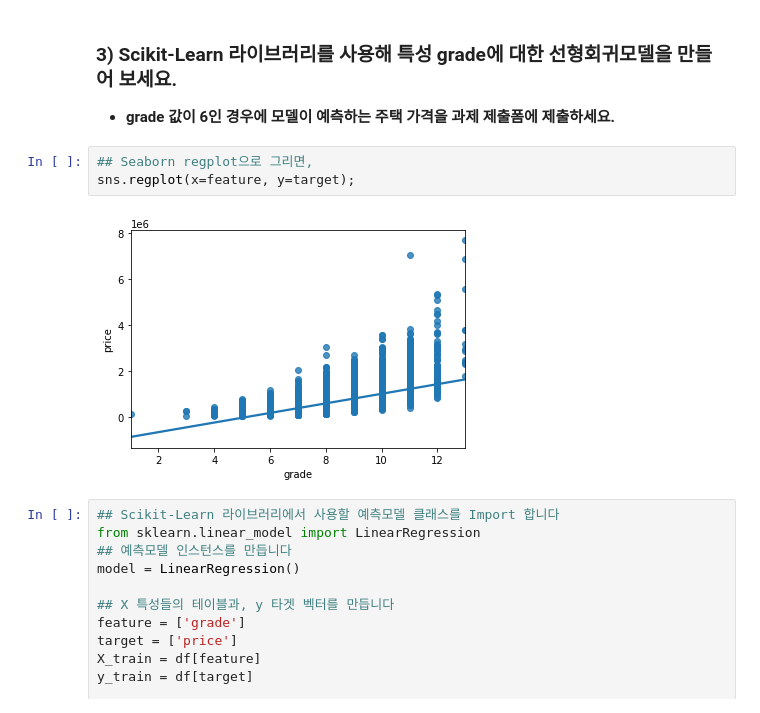
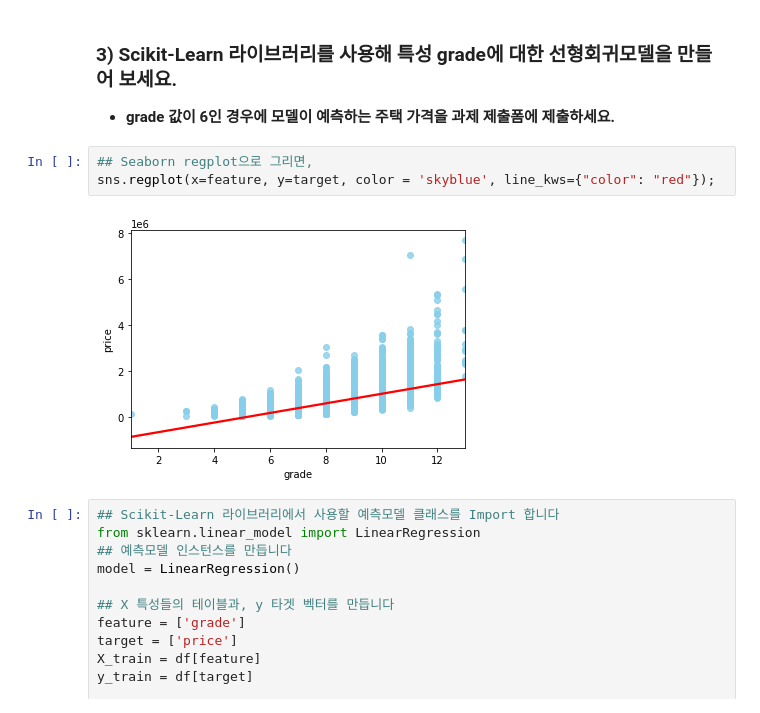
Before and after one commit to KyungRyeolBaek/study, a Jupyter notebook: n211-simple-regression/n211a-simple-regression.ipynb, the cells around one changed output. Saved outputs shown, nothing was run; the diff lists cells and outputs as text.

```diff
--- a/n211-simple-regression/n211a-simple-regression.ipynb
+++ b/n211-simple-regression/n211a-simple-regression.ipynb
@@ -139,9 +139,9 @@ sns.scatterplot(x=feature, y=target, color='skyblue');
 - **grade 값이 6인 경우에 모델이 예측하는 주택 가격을 과제 제출폼에 제출하세요.**
 # %%
 ## Seaborn regplot으로 그리면,
-sns.regplot(x=feature, y=target);
+sns.regplot(x=feature, y=target, color = 'skyblue', line_kws={"color": "red"});
 # %% [output]
-[figure, old version]
+[figure, new version]
 # %%
 ## Scikit-Learn 라이브러리에서 사용할 예측모델 클래스를 Import 합니다
 from sklearn.linear_model import LinearRegression
```
Also changed, not shown: parts of 9 cells of this notebook.
